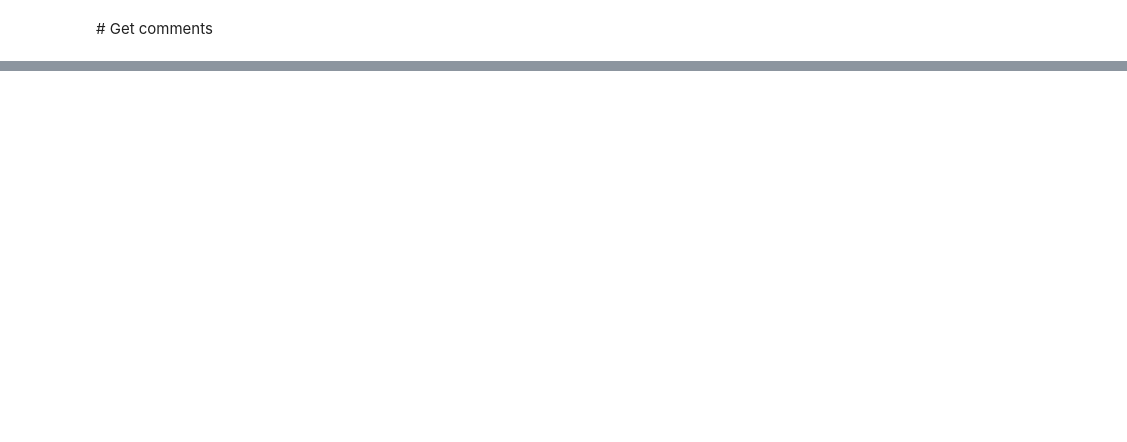
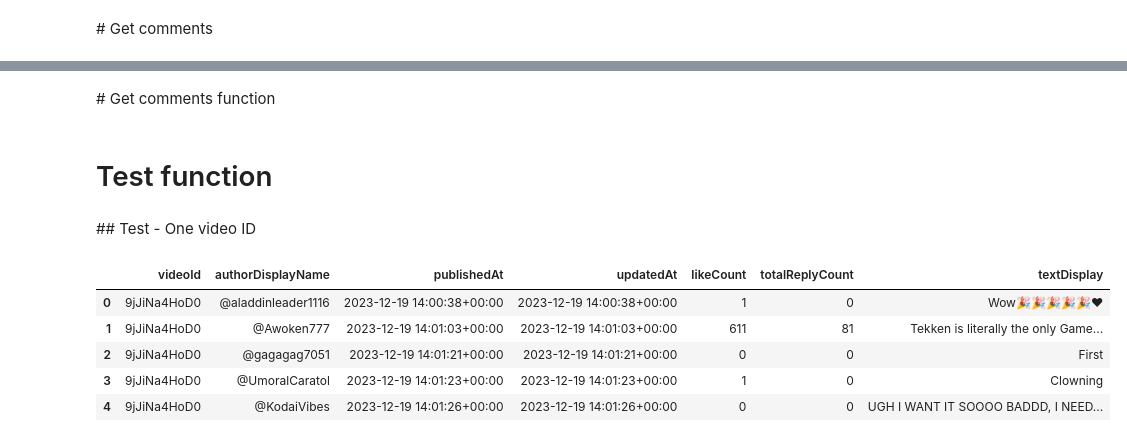
Before and after one commit to JonR45/TekkenNLP, a Jupyter notebook: notebooks/1.2.get_video_comments.ipynb, the cells around one changed output, grey strips where cells are left out. Cells and saved outputs as stored; diff of their text form; code cells hidden in the pictures; blank space fills up the shorter version.

```diff
--- a/notebooks/1.2.get_video_comments.ipynb
+++ b/notebooks/1.2.get_video_comments.ipynb
@@ -146,10 +235,0 @@ API_KEY = os.environ.get("API_KEY")
-# %%
-# create a youtube service object
-youtube = googleapiclient.discovery.build(
-    api_service_name, api_version, developerKey=API_KEY)
-
-# set channel and search details
-bandai_namco_america_id = "UC_ntXHv-XdKCD7CPynVvnQw"
-published_after = "2023-06-01T00:00:00Z"
-published_before = "2023-12-21T00:00:00Z"
-search_term = "tekken"
@@ -249,3 +235,0 @@ def get_video_comments(youtube_service_object, video_ids):
-# %%
-df = get_video_comments(youtube_service_object=youtube, video_ids=video_ids)
-df.head()
@@ -253,0 +236,2 @@ df.info()
+# %% [markdown]
+# Get comments function
@@ -253,0 +335,15 @@ df.info()
+# %% [markdown]
+# Test function
+# %% [markdown]
+## Test - One video ID
+# %%
+# test with one id
+df_test = get_top_level_comments(youtube_service_object=youtube, video_ids=ultimate_edition_trailer_id)
+df_test.head()
+# %% [output]
+|  | videoId | authorDisplayName | publishedAt | updatedAt | likeCount | totalReplyCount | textDisplay |
+| 0 | 9jJiNa4HoD0 | @aladdinleader1116 | 2023-12-19 14:00:38+00:00 | 2023-12-19 14:00:38+00:00 | 1 | 0 | Wow🎉🎉🎉🎉🎉❤ |
+| 1 | 9jJiNa4HoD0 | @Awoken777 | 2023-12-19 14:01:03+00:00 | 2023-12-19 14:01:03+00:00 | 611 | 81 | Tekken is literally the only Game... |
+| 2 | 9jJiNa4HoD0 | @gagagag7051 | 2023-12-19 14:01:21+00:00 | 2023-12-19 14:01:21+00:00 | 0 | 0 | First |
+| 3 | 9jJiNa4HoD0 | @UmoralCaratol | 2023-12-19 14:01:23+00:00 | 2023-12-19 14:01:23+00:00 | 1 | 0 | Clowning |
+| 4 | 9jJiNa4HoD0 | @KodaiVibes | 2023-12-19 14:01:26+00:00 | 2023-12-19 14:01:26+00:00 | 0 | 0 | UGH I WANT IT SOOOO BADDD, I NEED... |
```
Also changed, not shown: parts of 29 cells of this notebook, 5 other files.
